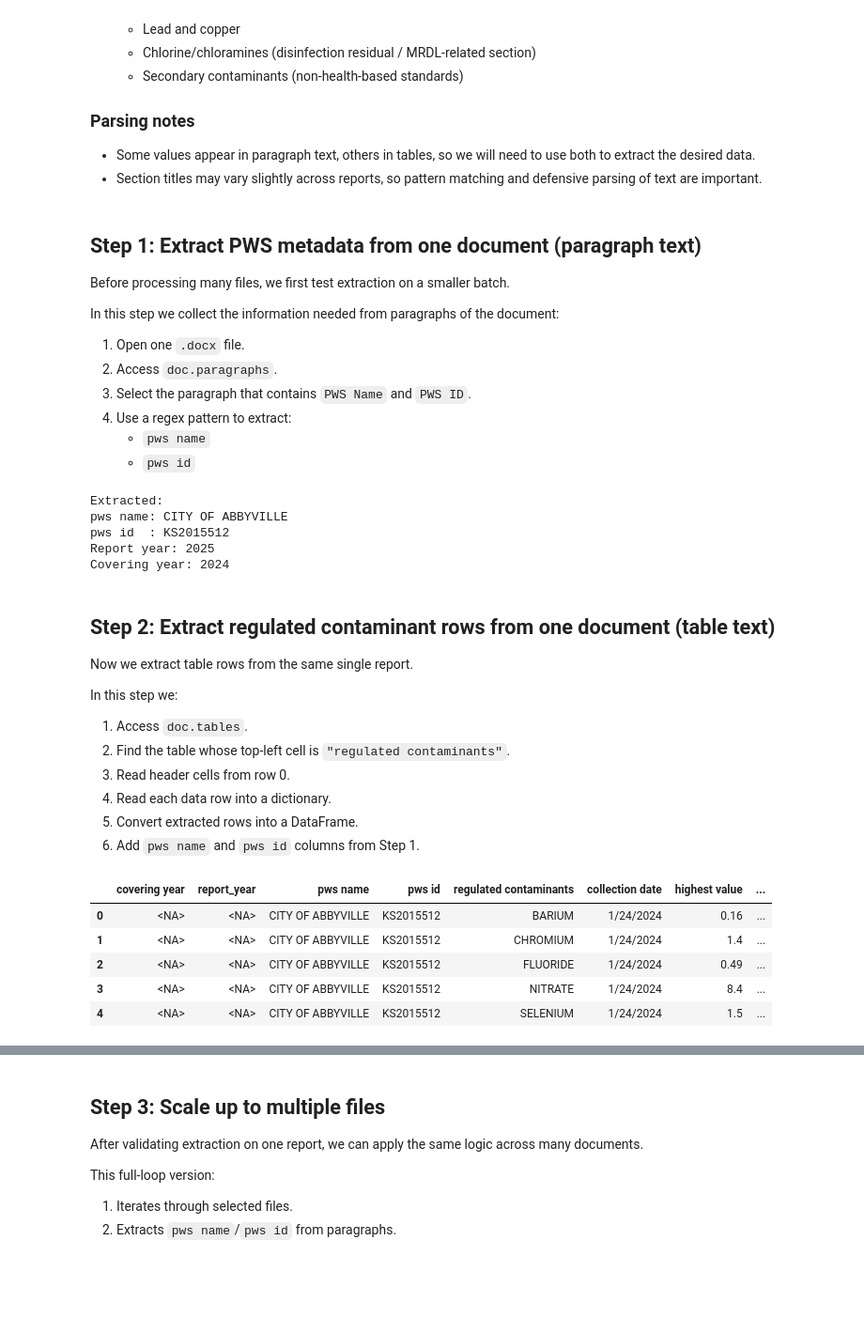
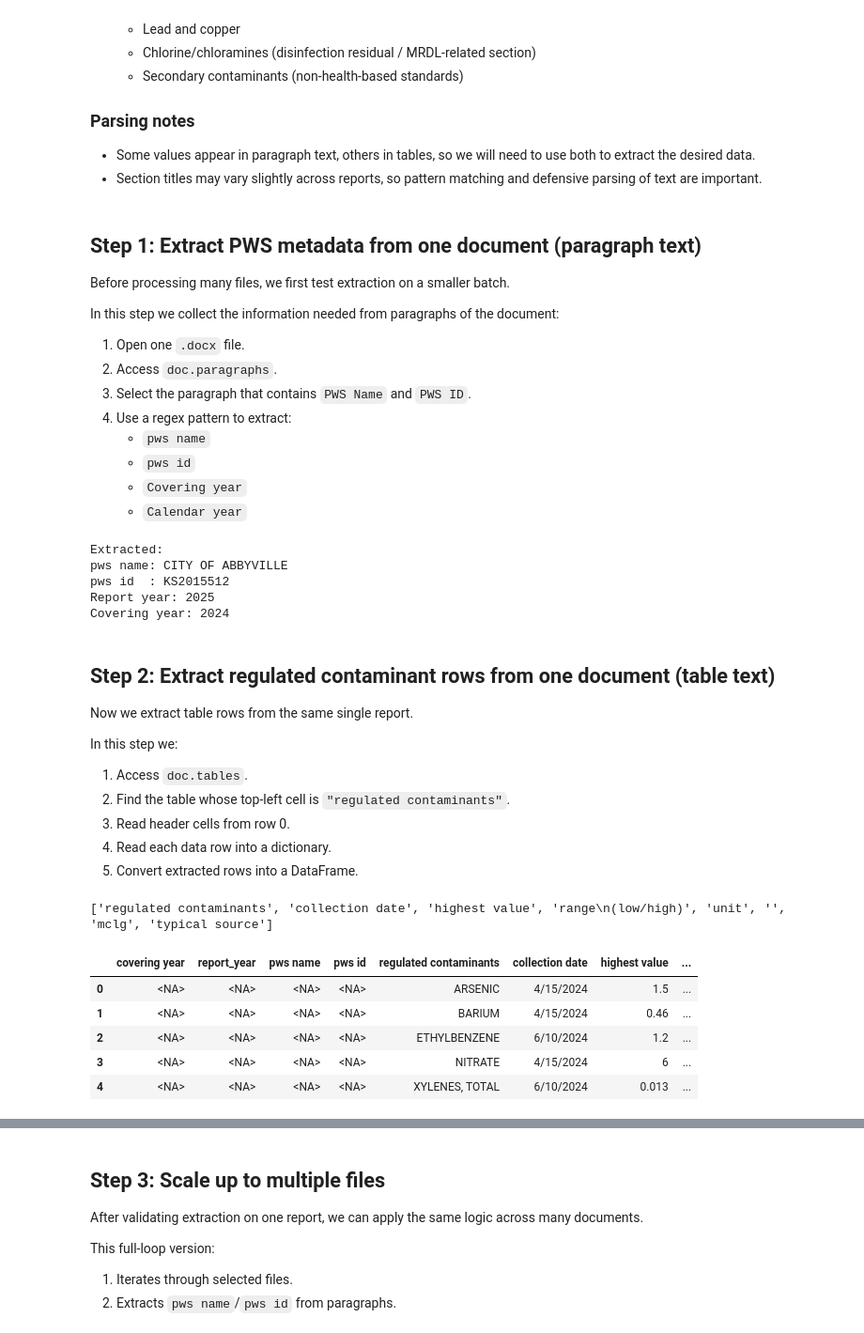
Before and after one commit to jbodenheimer/KS_BoilWater_Curriculum, a Jupyter notebook: notebooks/Doc_scrapping.ipynb, the cells around one changed output, grey strips where cells are left out. Shown at 94% size. Drawn from its saved outputs; the diff is of its cells as text; code cells hidden in the pictures; blank space fills up the shorter version.

```diff
--- a/notebooks/Doc_scrapping.ipynb
+++ b/notebooks/Doc_scrapping.ipynb
@@ -347,6 +331,8 @@ In this step we collect the information needed from paragraphs of the document:
 4. Use a regex pattern to extract:
    - `pws name`
    - `pws id`
+   - `Covering year`
+   - `Calendar year`
 # %%
 # Step 1: Paragraph extraction from ONE document (no file loop)
 
@@ -408,7 +402,6 @@ In this step we:
 3. Read header cells from row 0.
 4. Read each data row into a dictionary.
 5. Convert extracted rows into a DataFrame.
-6. Add `pws name` and `pws id` columns from Step 1.
 # %%
 # Step 2: Table extraction from ONE document
 
@@ -423,46 +416,48 @@ target_table = None
 
 # Find the regulated contaminants table
 for table in tables:
+
     first_cell = table.cell(0, 0).text.replace('\xa0', ' ').strip().casefold()
     if first_cell == "regulated contaminants":
         target_table = table
         break
 
 if target_table is None:
     print("No 'regulated contaminants' table found.")
     table_df = pd.DataFrame(columns=expected_headers)
 else:
     # Clean headers
     headers = [
         cell.text.replace('\xa0', ' ').strip().casefold()
         for cell in target_table.rows[0].cells
     ]
 
     # Extract data rows (skip header row at index 0)
     for r in range(1, len(target_table.rows)):
         row_data = {
             headers[c]: target_table.cell(r, c).text.replace('\xa0', ' ').strip()
             for c in range(len(headers))
         }
         rows_out.append(row_data)
 
     table_df = pd.DataFrame(rows_out)
 
-    # Add metadata from paragraph extraction
-    table_df["pws name"] = pws_name
-    table_df["pws id"] = pws_id
-
     # Ensure expected columns exist and order them
     for col in expected_headers:
         if col not in table_df.columns:
             table_df[col] = pd.NA
     table_df = table_df[expected_headers]
+print(headers)
+# print(row_data)
+display(table_df)
 
-display(table_df)
+if "" in headers:
+    print("Warning: have blank header(s):", headers)
 # %% [output]
+['regulated contaminants', 'collection date', 'highest value', 'range\n(low/high)', 'unit', '', 'mclg', 'typical source']
 |  | covering year | report_year | pws name | pws id | regulated contaminants | collection date | highest value | ... |
-| 0 | <NA> | <NA> | CITY OF ABBYVILLE | KS2015512 | BARIUM | 1/24/2024 | 0.16 | ... |
-| 1 | <NA> | <NA> | CITY OF ABBYVILLE | KS2015512 | CHROMIUM | 1/24/2024 | 1.4 | ... |
-| 2 | <NA> | <NA> | CITY OF ABBYVILLE | KS2015512 | FLUORIDE | 1/24/2024 | 0.49 | ... |
-| 3 | <NA> | <NA> | CITY OF ABBYVILLE | KS2015512 | NITRATE | 1/24/2024 | 8.4 | ... |
-| 4 | <NA> | <NA> | CITY OF ABBYVILLE | KS2015512 | SELENIUM | 1/24/2024 | 1.5 | ... |
+| 0 | <NA> | <NA> | <NA> | <NA> | ARSENIC | 4/15/2024 | 1.5 | ... |
+| 1 | <NA> | <NA> | <NA> | <NA> | BARIUM | 4/15/2024 | 0.46 | ... |
+| 2 | <NA> | <NA> | <NA> | <NA> | ETHYLBENZENE | 6/10/2024 | 1.2 | ... |
+| 3 | <NA> | <NA> | <NA> | <NA> | NITRATE | 4/15/2024 | 6 | ... |
+| 4 | <NA> | <NA> | <NA> | <NA> | XYLENES, TOTAL | 6/10/2024 | 0.013 | ... |
```
Also changed, not shown: parts of 15 cells of this notebook, 2 other files.
